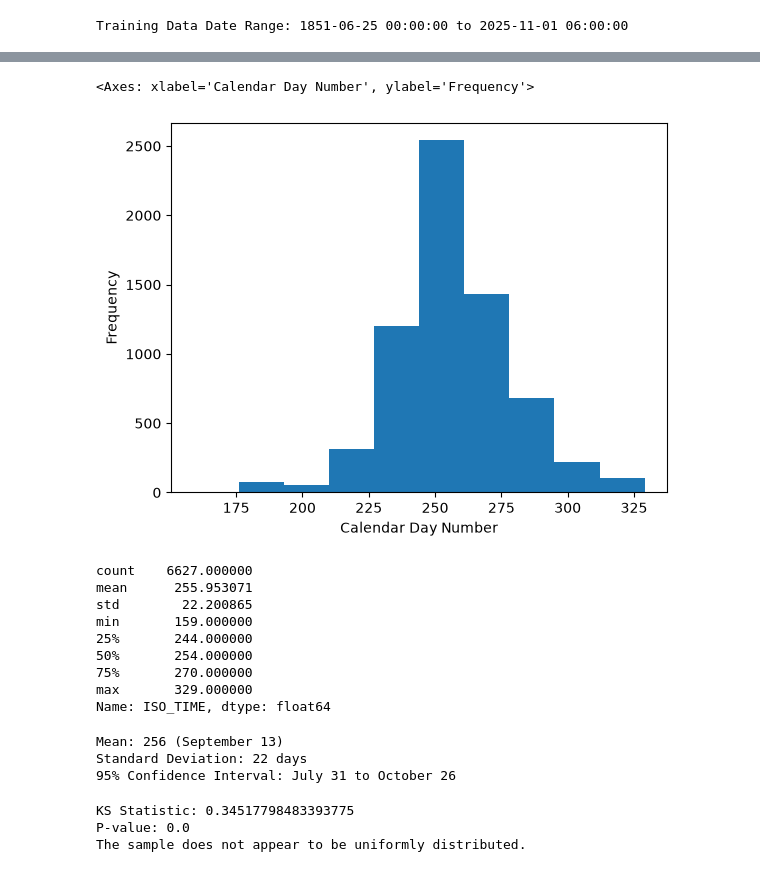
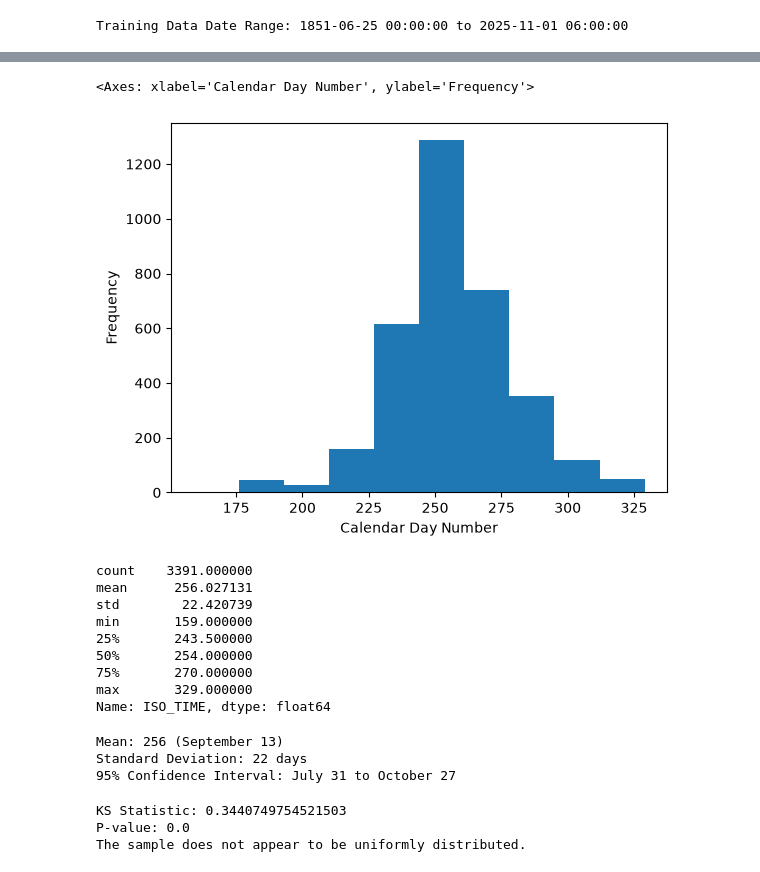
Before and after one commit to hammad93/hurricane-net, a Jupyter notebook: docs/2026_Atlantic_Hurricane_Season_Forecast.ipynb, the cells around one changed output, grey strips where cells are left out. Saved outputs shown, nothing was run; the diff lists cells and outputs as text; code cells hidden in the pictures.

Commit message:
Update formula to utilize WMO_WIND instead of USA_WIND for global applications. References #25

```diff
--- a/docs/2026_Atlantic_Hurricane_Season_Forecast.ipynb
+++ b/docs/2026_Atlantic_Hurricane_Season_Forecast.ipynb
@@ -18,6 +18,8 @@ hurricane_net 2026-06-16 03:19:13,775 - INFO - root - hn.data.storms set to NA b
 # %%
+time_col = 'ISO_TIME' # ISO 8601 format
+wind_col = 'WMO_WIND' # In knots
 # clean data
 df = atlantic_storms
-df['ISO_TIME'] = atlantic_storms['ISO_TIME'].map(lambda x: datetime.datetime.fromisoformat(x))
-df = df[df['USA_WIND'] != ' ']
+df[time_col] = atlantic_storms[time_col].map(lambda x: datetime.datetime.fromisoformat(x))
+df = df[df[wind_col] != ' ']
 # %%
@@ -45,7 +47,7 @@ storms_2025[['SID', 'ISO_TIME', 'NAME', 'NATURE', 'LAT', 'LON', 'USA_WIND']]
 # %%
 # filter to entries where there was a severe storm, Category 3 (Saffir-Simpson scale) or higher
 threshold = 96 #kt, https://www.nhc.noaa.gov/aboutsshws.php
-severe_df = df[df['USA_WIND'].astype('int') > threshold]
+severe_df = df[df[wind_col].astype('int') > threshold]
 # The data quality improved since 1970 and based on that we can use this optional filter
 # severe_df = severe_df[severe_df['entry_time'].map(lambda x: x.year) > 1970]
 severe_df.sample(5)
@@ -59,18 +61,18 @@ severe_df.sample(5)
 5 rows × 174 columns
 # %%
-times = severe_df['ISO_TIME'].map(lambda x: x.timetuple().tm_yday)
+times = severe_df[time_col].map(lambda x: x.timetuple().tm_yday)
 times.plot.hist(xlabel="Calendar Day Number")
 # %% [output]
 <Axes: xlabel='Calendar Day Number', ylabel='Frequency'>
-[figure, old version]
+[figure, new version]
 # %%
 times.describe()
 # %% [output]
-count    6627.000000
-mean      255.953071
-std        22.200865
+count    3391.000000
+mean      256.027131
+std        22.420739
 min       159.000000
-25%       244.000000
+25%       243.500000
 50%       254.000000
 75%       270.000000
 max       329.000000
@@ -82,19 +84,21 @@ def day_count_text(day_count, formatter = '%B %-d'):
 # %%
 # 95% confidence interval
 # https://docs.scipy.org/doc/scipy/reference/generated/scipy.stats.tstd.html#scipy.stats.tstd
+# Calculate statistics like mean and standard deviation
 times_mean, times_std = np.mean(times), stats.tstd(times)
-
 print(f"Mean: {round(times_mean)} ({day_count_text(round(times_mean))})")
 print(f"Standard Deviation: {round(times_std)} days")
 
+# calculate interval
 times_interval = stats.norm.interval(confidence=0.95, loc=times_mean, scale=times_std)
+# find start and end of interval and display
 times_ci_start = round(times_interval[0])
 times_ci_end = round(times_interval[1])
 print(f"95% Confidence Interval: {day_count_text(times_ci_start)} to {day_count_text(times_ci_end)}")
 # %% [output]
 Mean: 256 (September 13)
 Standard Deviation: 22 days
-95% Confidence Interval: July 31 to October 26
+95% Confidence Interval: July 31 to October 27
 # %%
 lower_bound = 152 # June 1st
 upper_bound = 334 # November 30th
@@ -115,6 +119,6 @@ if p_value > 0.05:
 else:
     print("The sample does not appear to be uniformly distributed.")
 # %% [output]
-KS Statistic: 0.34517798483393775
+KS Statistic: 0.3440749754521503
 P-value: 0.0
 The sample does not appear to be uniformly distributed.
```
Also changed, not shown: parts of 4 cells of this notebook.
